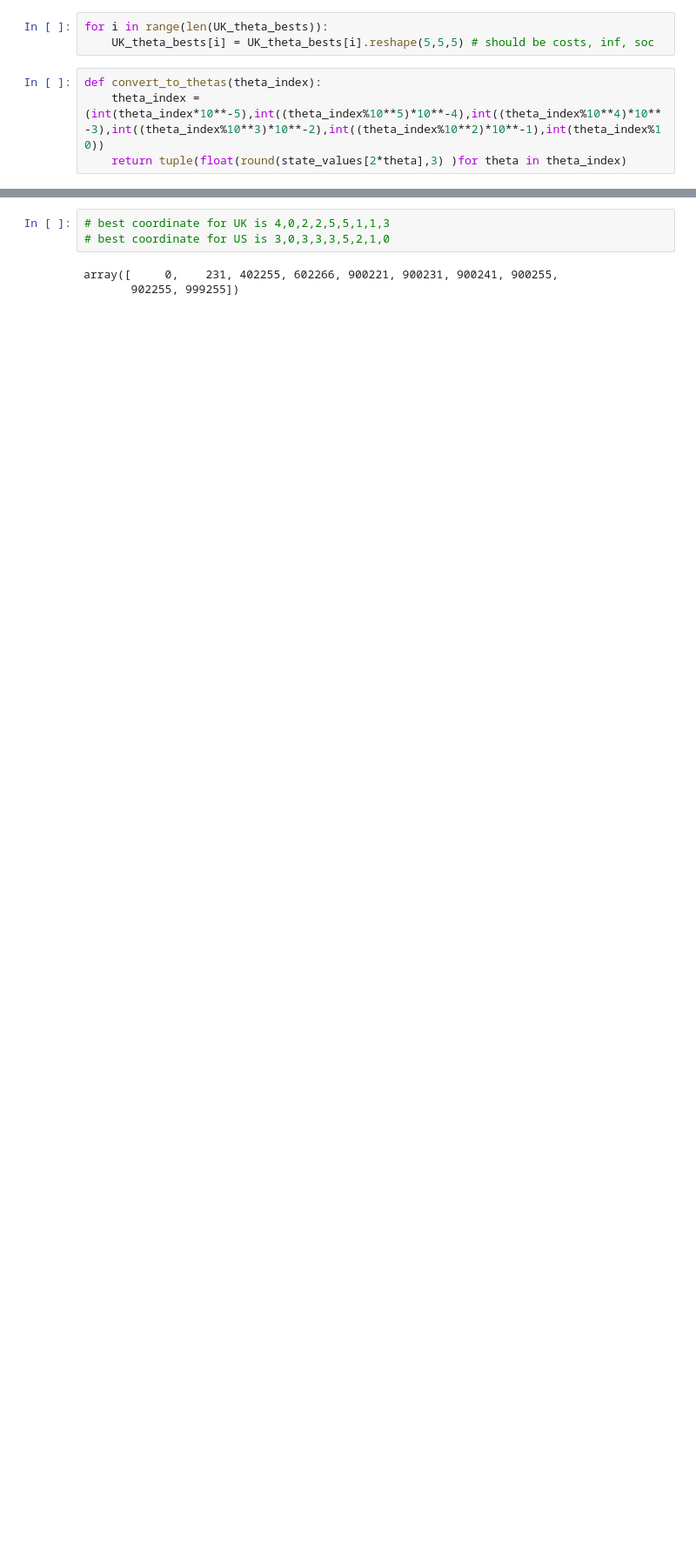
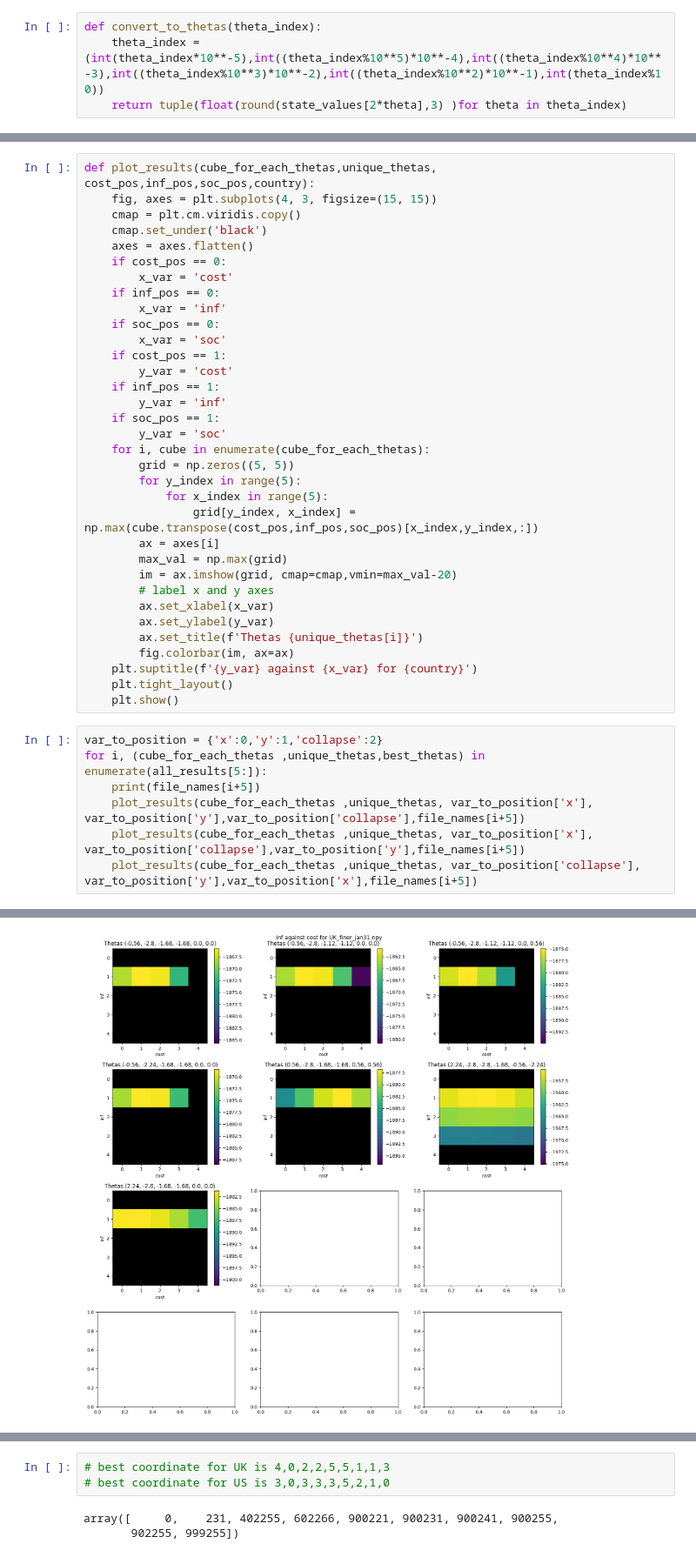
Before and after one commit to maxsiegel/modifiers, a Jupyter notebook: results_analysis.ipynb, the cells around one changed output, grey strips where cells are left out. Shown at 87% size. Cells and saved outputs as stored; diff of their text form; blank space fills up the shorter version.

```diff
--- a/results_analysis.ipynb
+++ b/results_analysis.ipynb
@@ -81,6 +18,3 @@ for best_theta in UK_theta_bests:
-# %%
-for i in range(len(UK_theta_bests)):
-    UK_theta_bests[i] = UK_theta_bests[i].reshape(5,5,5) # should be costs, inf, soc
 # %%
 def convert_to_thetas(theta_index):
     theta_index = (int(theta_index*10**-5),int((theta_index%10**5)*10**-4),int((theta_index%10**4)*10**-3),int((theta_index%10**3)*10**-2),int((theta_index%10**2)*10**-1),int(theta_index%10))
@@ -245,0 +84,42 @@ for best_theta in US_theta_bests:
+# %%
+def plot_results(cube_for_each_thetas,unique_thetas, cost_pos,inf_pos,soc_pos,country):
+    fig, axes = plt.subplots(4, 3, figsize=(15, 15))
+    cmap = plt.cm.viridis.copy()
+    cmap.set_under('black')
+    axes = axes.flatten()
+    if cost_pos == 0:
+        x_var = 'cost'
+    if inf_pos == 0:
+        x_var = 'inf'
+    if soc_pos == 0:
+        x_var = 'soc'
+    if cost_pos == 1:
+        y_var = 'cost'
+    if inf_pos == 1:
+        y_var = 'inf'
+    if soc_pos == 1:
+        y_var = 'soc'
+    for i, cube in enumerate(cube_for_each_thetas):
+        grid = np.zeros((5, 5))
+        for y_index in range(5):
+            for x_index in range(5):
+                grid[y_index, x_index] = np.max(cube.transpose(cost_pos,inf_pos,soc_pos)[x_index,y_index,:])
+        ax = axes[i]
+        max_val = np.max(grid)
+        im = ax.imshow(grid, cmap=cmap,vmin=max_val-20)
+        # label x and y axes
+        ax.set_xlabel(x_var)
+        ax.set_ylabel(y_var)
+        ax.set_title(f'Thetas {unique_thetas[i]}')
+        fig.colorbar(im, ax=ax)
+    plt.suptitle(f'{y_var} against {x_var} for {country}')
+    plt.tight_layout()
+    plt.show()
+# %%
+var_to_position = {'x':0,'y':1,'collapse':2}
+for i, (cube_for_each_thetas ,unique_thetas,best_thetas) in enumerate(all_results[5:]):
+    print(file_names[i+5])
+    plot_results(cube_for_each_thetas ,unique_thetas, var_to_position['x'], var_to_position['y'],var_to_position['collapse'],file_names[i+5])
+    plot_results(cube_for_each_thetas ,unique_thetas, var_to_position['x'], var_to_position['collapse'],var_to_position['y'],file_names[i+5])
+    plot_results(cube_for_each_thetas ,unique_thetas, var_to_position['collapse'], var_to_position['y'],var_to_position['x'],file_names[i+5])
+# %% [output]
@@ -245,0 +127 @@ for best_theta in US_theta_bests:
+[figure, added]
```
Also changed, not shown: parts of 22 cells of this notebook.
